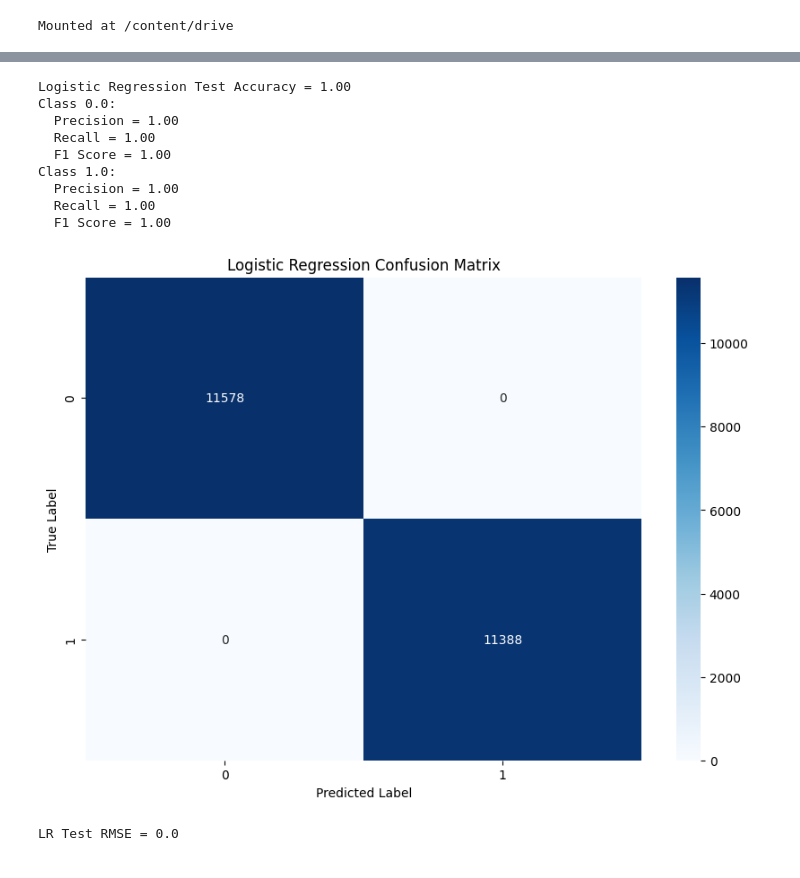
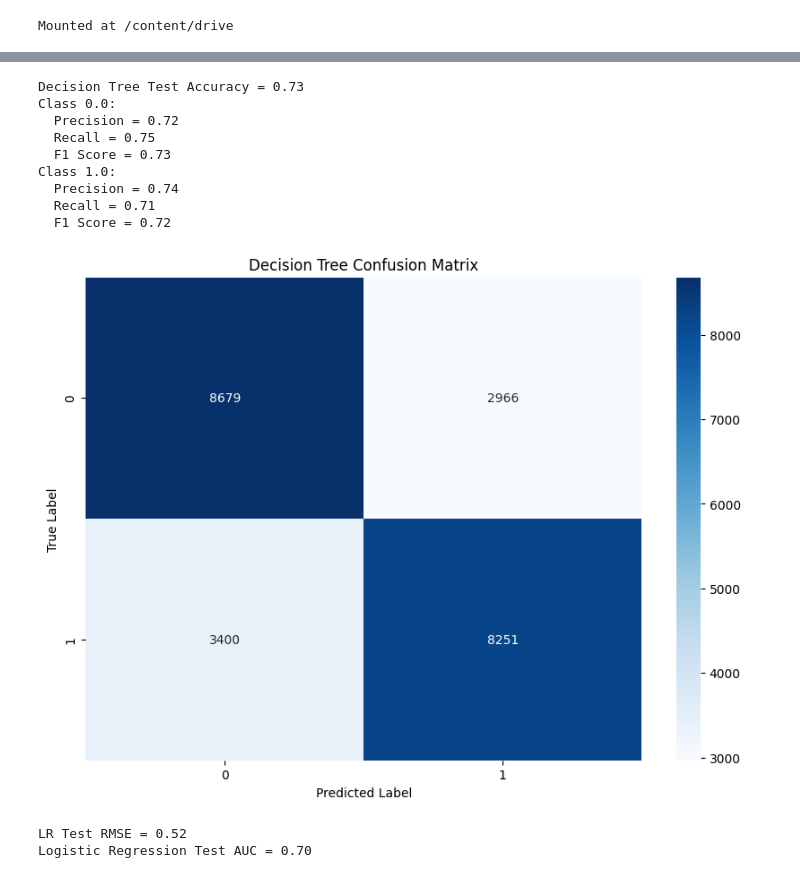
Before and after one commit to nuno5645/processamento_big_data, a Jupyter notebook: feature_eng_models.ipynb, the cells around one changed output, grey strips where cells are left out. Drawn from its saved outputs; the diff is of its cells as text; code cells hidden in the pictures.

```diff
--- a/feature_eng_models.ipynb
+++ b/feature_eng_models.ipynb
@@ -117,9 +256,12 @@ train_df, test_df = df.randomSplit([0.8, 0.2], seed=42)
 # %%
-# Define the logistic regression model
-model = LogisticRegression(labelCol="class", featuresCol="scaledFeatures")
+from pyspark.ml.classification import DecisionTreeClassifier
+
+
+# Define the Decision Tree model
+dt = DecisionTreeClassifier(labelCol="class", featuresCol="features")
 
 # Define the pipeline
-pipeline = Pipeline(stages=[model])
+pipeline = Pipeline(stages=[dt])
 
 # Train the model using the training data
 trained_model = pipeline.fit(train_df)
@@ -130,49 +272,57 @@ predictions = trained_model.transform(test_df)
 # Calculate accuracy
 evaluator = MulticlassClassificationEvaluator(labelCol="class", predictionCol="prediction", metricName="accuracy")
 accuracy = evaluator.evaluate(predictions)
-print(f"Logistic Regression Test Accuracy = {accuracy:.2f}")
+print(f"Decision Tree Test Accuracy = {accuracy:.2f}")
 
 # Calculate other metrics
 predictionAndLabels = predictions.select("prediction", "class").rdd.map(lambda row: (row[0], row[1]))
 metrics = MulticlassMetrics(predictionAndLabels)
 
 labels = predictions.select("class").distinct().collect()
 labels = [row['class'] for row in labels]
 
 for label in labels:
     precision = metrics.precision(label)
     recall = metrics.recall(label)
     f1Score = metrics.fMeasure(label)
     print(f"Class {label}:")
     print(f"  Precision = {precision:.2f}")
     print(f"  Recall = {recall:.2f}")
     print(f"  F1 Score = {f1Score:.2f}")
 
 # Create confusion matrix
 confusion_matrix = metrics.confusionMatrix().toArray()
 confusion_matrix = confusion_matrix.astype(int)
 
 # Plot confusion matrix
 plt.figure(figsize=(10, 7))
 sns.heatmap(confusion_matrix, annot=True, fmt="d", cmap="Blues")
 plt.xlabel('Predicted Label')
 plt.ylabel('True Label')
-plt.title('Logistic Regression Confusion Matrix')
+plt.title('Decision Tree Confusion Matrix')
 plt.show()
 
+
+# Calculate RMSE
 regression_evaluator = RegressionEvaluator(labelCol="class", predictionCol="prediction", metricName="rmse")
 rmse = regression_evaluator.evaluate(predictions)
-print(f"LR Test RMSE = {rmse}")
+print(f"LR Test RMSE = {rmse:.2f}")
+
+# Calculate AUC
+binary_evaluator = BinaryClassificationEvaluator(labelCol="class", rawPredictionCol="rawPrediction", metricName="areaUnderROC")
+auc = binary_evaluator.evaluate(predictions)
+print(f"Logistic Regression Test AUC = {auc:.2f}")
 # %% [output]
-Logistic Regression Test Accuracy = 1.00
+Decision Tree Test Accuracy = 0.73
 Class 0.0:
-  Precision = 1.00
-  Recall = 1.00
-  F1 Score = 1.00
+  Precision = 0.72
+  Recall = 0.75
+  F1 Score = 0.73
 Class 1.0:
-  Precision = 1.00
-  Recall = 1.00
-  F1 Score = 1.00
+  Precision = 0.74
+  Recall = 0.71
+  F1 Score = 0.72
-[figure, old version]
+[figure, new version]
-LR Test RMSE = 0.0
+LR Test RMSE = 0.52
+Logistic Regression Test AUC = 0.70
 # %%
```
Also changed, not shown: parts of 10 cells of this notebook.
